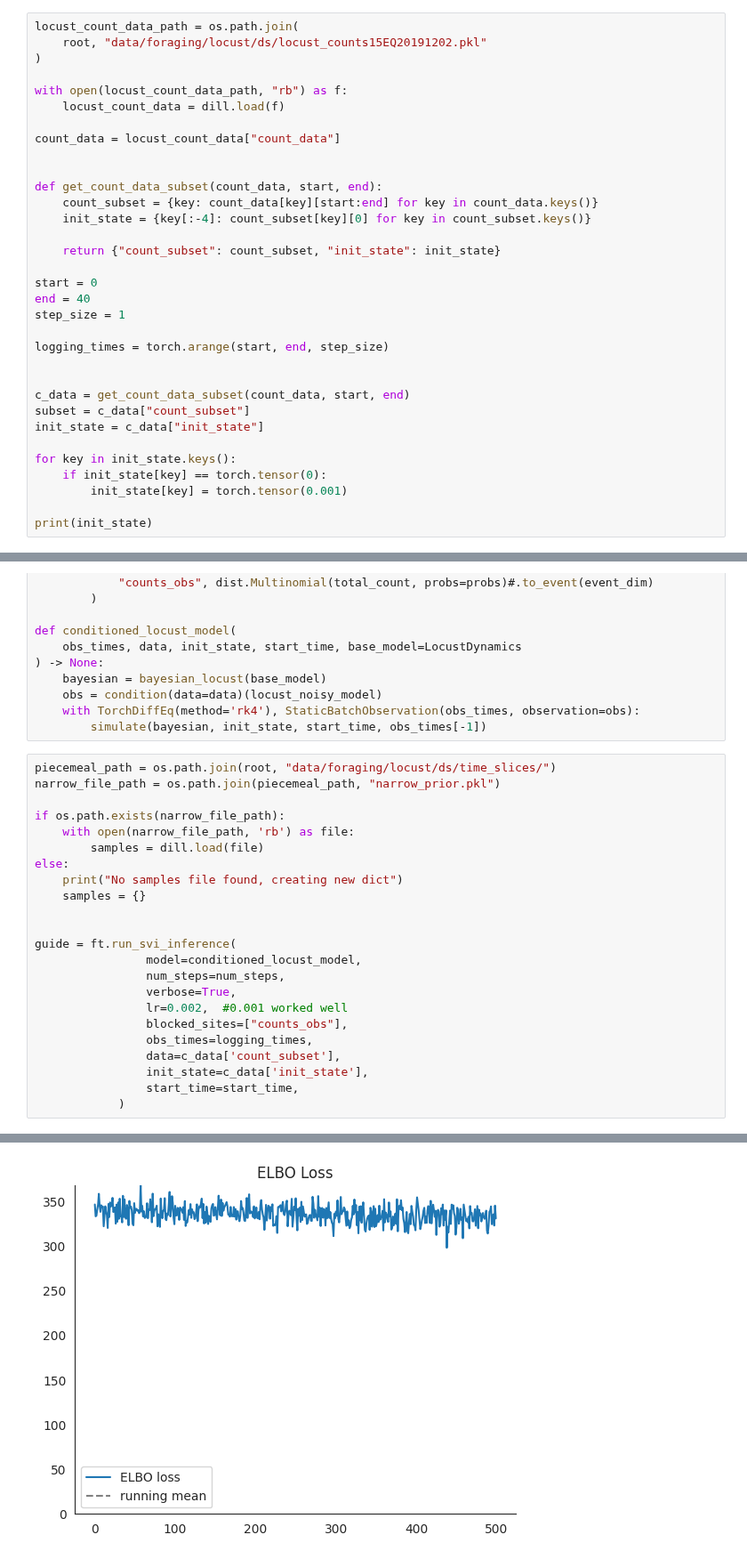
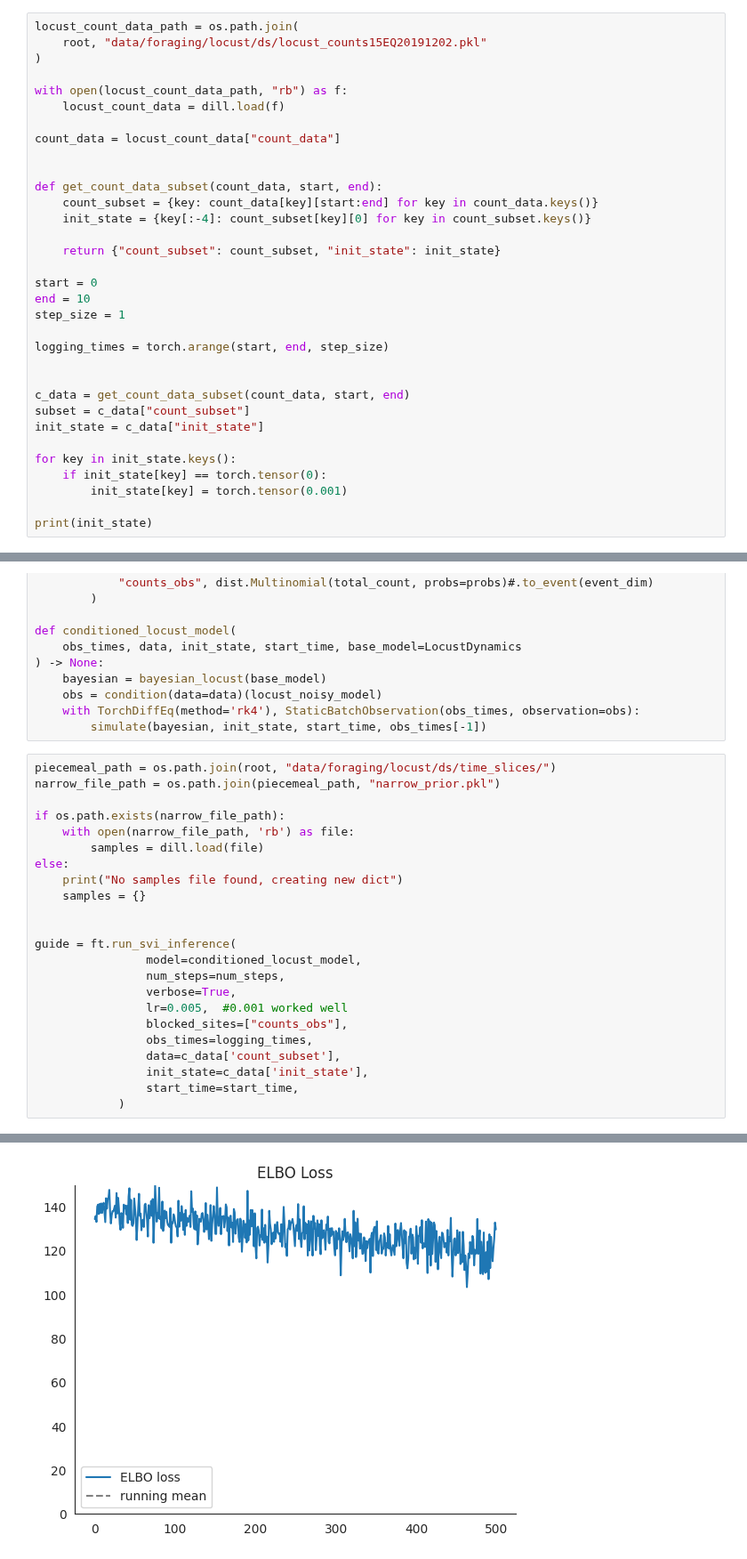
Before and after one commit to BasisResearch/collab-creatures, a Jupyter notebook: docs/experimental/exploring_ds.ipynb, the cells around one changed output, grey strips where cells are left out. Shown at 89% size. Drawn from its saved outputs; the diff is of its cells as text.

```diff
--- a/docs/experimental/exploring_ds.ipynb
+++ b/docs/experimental/exploring_ds.ipynb
@@ -65,7 +65,7 @@ def get_count_data_subset(count_data, start, end):
     return {"count_subset": count_subset, "init_state": init_state}
 
 start = 0
-end = 40
+end = 10
 step_size = 1
 
 logging_times = torch.arange(start, end, step_size)
@@ -500,7 +762,7 @@ guide = ft.run_svi_inference(
                 model=conditioned_locust_model,
                 num_steps=num_steps,
                 verbose=True,
-                lr=0.002,  #0.001 worked well
+                lr=0.005,  #0.001 worked well
                 blocked_sites=["counts_obs"],
                 obs_times=logging_times,
                 data=c_data['count_subset'],
@@ -527,4 +789,4 @@ Running SVI for 500 steps...
-[figure, old version]
+[figure, new version]
 # %%
 def simulated_bayesian_locust(
     init_state,
```
Also changed, not shown: parts of 8 cells of this notebook, 1 other file.
